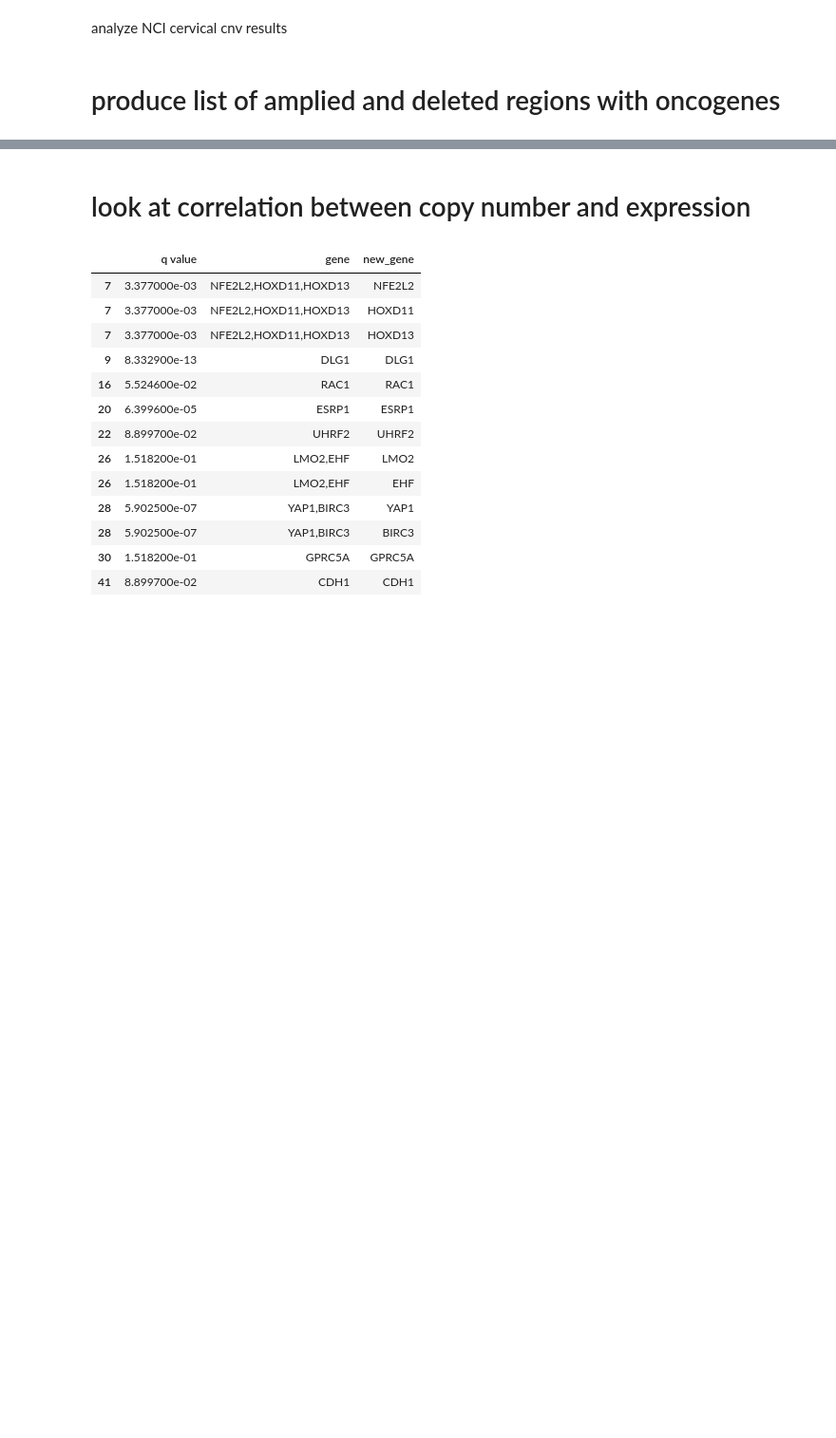
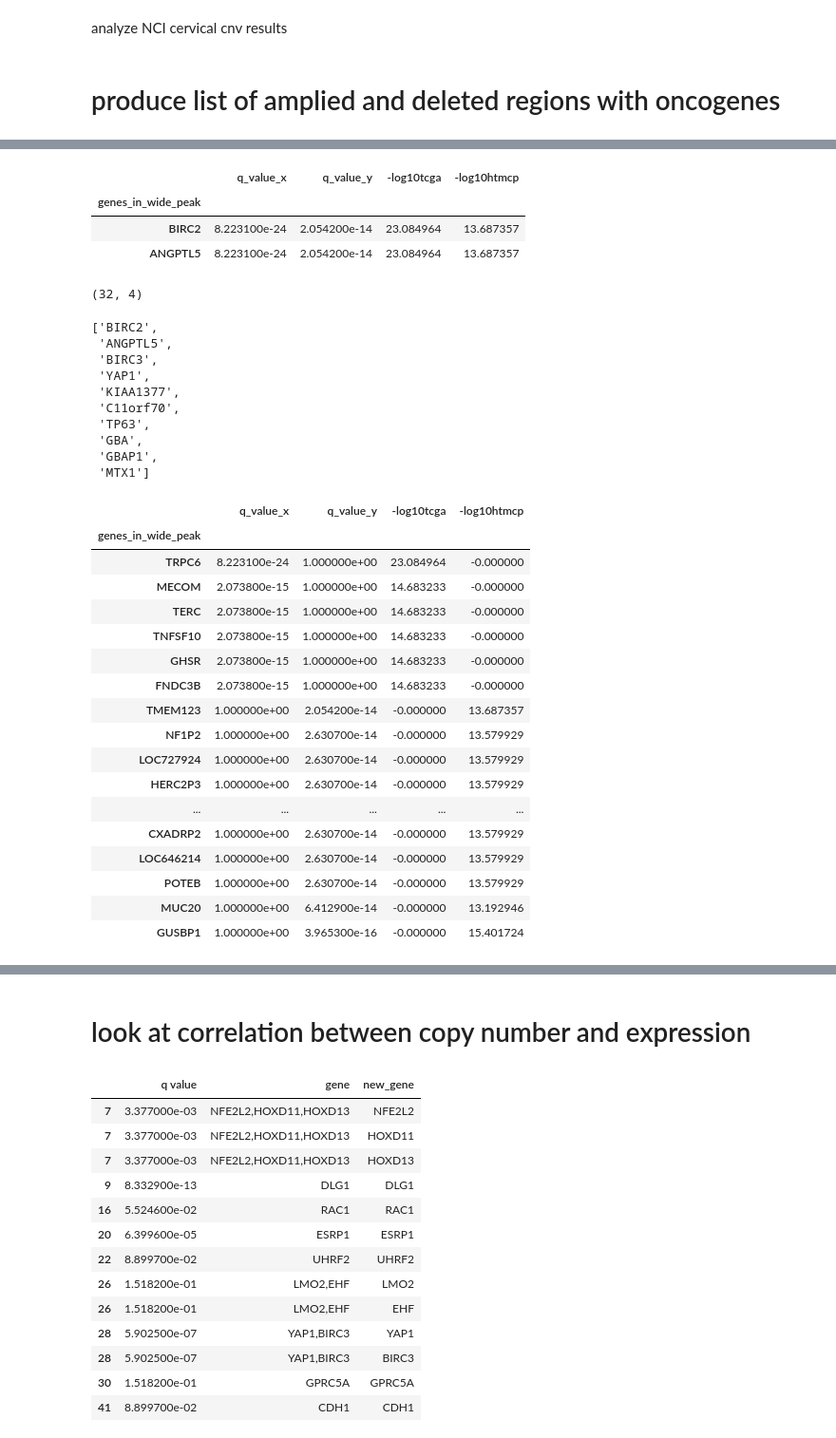
Before and after one commit to stuartzong/notebook, a Jupyter notebook: summarize_GISTIC_genes.ipynb, the cells around one changed output, grey strips where cells are left out. Shown at 95% size. Cells and saved outputs as stored; diff of their text form; code cells hidden in the pictures; blank space fills up the shorter version.

```diff
--- a/summarize_GISTIC_genes.ipynb
+++ b/summarize_GISTIC_genes.ipynb
@@ -129,0 +279,46 @@ ndf['hiv+q'].hist()
+# %%
+dfm.head(2)
+dfn = dfm[(dfm[var1] > 1)&(dfm[var2] > 1)]
+ix= dfn.index
+dfn2 = dfm[(dfm[var1] > 10)|(dfm[var2] > 10)]
+dfn2.shape
+ix2 = dfn2.index
+to_drop = [i for i in ix2 if i in ix]
+to_drop
+ix3 = dfn2.index.drop(to_drop)
+dfn2.loc[ix3,]
+# dfn2.drop()
+# %% [output]
+|  | q_value_x | q_value_y | -log10tcga | -log10htmcp |
+| genes_in_wide_peak |  |  |  |  |
+| BIRC2 | 8.223100e-24 | 2.054200e-14 | 23.084964 | 13.687357 |
+| ANGPTL5 | 8.223100e-24 | 2.054200e-14 | 23.084964 | 13.687357 |
+(32, 4)
+['BIRC2',
+ 'ANGPTL5',
+ 'BIRC3',
+ 'YAP1',
+ 'KIAA1377',
+ 'C11orf70',
+ 'TP63',
+ 'GBA',
+ 'GBAP1',
+ 'MTX1']
+|  | q_value_x | q_value_y | -log10tcga | -log10htmcp |
+| genes_in_wide_peak |  |  |  |  |
+| TRPC6 | 8.223100e-24 | 1.000000e+00 | 23.084964 | -0.000000 |
+| MECOM | 2.073800e-15 | 1.000000e+00 | 14.683233 | -0.000000 |
+| TERC | 2.073800e-15 | 1.000000e+00 | 14.683233 | -0.000000 |
+| TNFSF10 | 2.073800e-15 | 1.000000e+00 | 14.683233 | -0.000000 |
+| GHSR | 2.073800e-15 | 1.000000e+00 | 14.683233 | -0.000000 |
+| FNDC3B | 2.073800e-15 | 1.000000e+00 | 14.683233 | -0.000000 |
+| TMEM123 | 1.000000e+00 | 2.054200e-14 | -0.000000 | 13.687357 |
+| NF1P2 | 1.000000e+00 | 2.630700e-14 | -0.000000 | 13.579929 |
+| LOC727924 | 1.000000e+00 | 2.630700e-14 | -0.000000 | 13.579929 |
+| HERC2P3 | 1.000000e+00 | 2.630700e-14 | -0.000000 | 13.579929 |
+| ... | ... | ... | ... | ... |
+| CXADRP2 | 1.000000e+00 | 2.630700e-14 | -0.000000 | 13.579929 |
+| LOC646214 | 1.000000e+00 | 2.630700e-14 | -0.000000 | 13.579929 |
+| POTEB | 1.000000e+00 | 2.630700e-14 | -0.000000 | 13.579929 |
+| MUC20 | 1.000000e+00 | 6.412900e-14 | -0.000000 | 13.192946 |
+| GUSBP1 | 1.000000e+00 | 3.965300e-16 | -0.000000 | 15.401724 |
```
Also changed, not shown: parts of 65 cells of this notebook, 20 other files.
